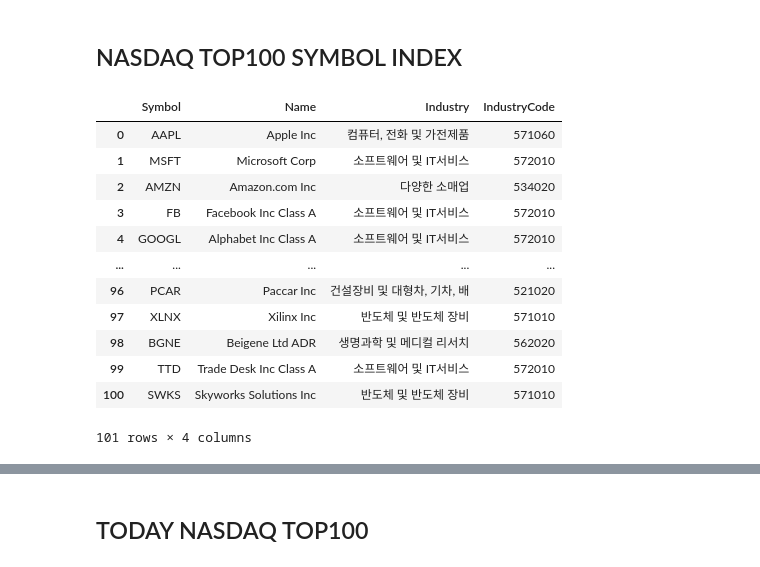
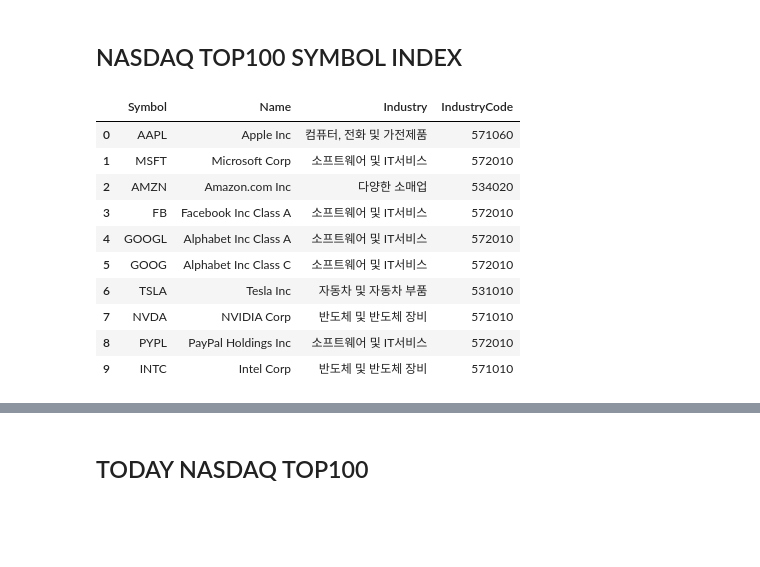
Before and after one commit to lee-edgar/EdaProject, a Jupyter notebook: 11_project/FinanceDataReader_v3.ipynb, the cells around one changed output, grey strips where cells are left out. Cells and saved outputs as stored; diff of their text form; code cells hidden in the pictures; blank space fills up the shorter version.

Commit message:
FinanceDataReader_v3 0407

```diff
--- a/11_project/FinanceDataReader_v3.ipynb
+++ b/11_project/FinanceDataReader_v3.ipynb
@@ -15,21 +57,19 @@ import FinanceDataReader as fdr
 ## NASDAQ TOP100 SYMBOL INDEX
 # %%
 nas_data = fdr.StockListing('NASDAQ')
-nas_data[:101]
+nas_data[:10]
 # %% [output]
 |  | Symbol | Name | Industry | IndustryCode |
 | 0 | AAPL | Apple Inc | 컴퓨터, 전화 및 가전제품 | 571060 |
 | 1 | MSFT | Microsoft Corp | 소프트웨어 및 IT서비스 | 572010 |
 | 2 | AMZN | Amazon.com Inc | 다양한 소매업 | 534020 |
 | 3 | FB | Facebook Inc Class A | 소프트웨어 및 IT서비스 | 572010 |
 | 4 | GOOGL | Alphabet Inc Class A | 소프트웨어 및 IT서비스 | 572010 |
-| ... | ... | ... | ... | ... |
-| 96 | PCAR | Paccar Inc | 건설장비 및 대형차, 기차, 배 | 521020 |
-| 97 | XLNX | Xilinx Inc | 반도체 및 반도체 장비 | 571010 |
-| 98 | BGNE | Beigene Ltd ADR | 생명과학 및 메디컬 리서치 | 562020 |
-| 99 | TTD | Trade Desk Inc Class A | 소프트웨어 및 IT서비스 | 572010 |
-| 100 | SWKS | Skyworks Solutions Inc | 반도체 및 반도체 장비 | 571010 |
+| 5 | GOOG | Alphabet Inc Class C | 소프트웨어 및 IT서비스 | 572010 |
+| 6 | TSLA | Tesla Inc | 자동차 및 자동차 부품 | 531010 |
+| 7 | NVDA | NVIDIA Corp | 반도체 및 반도체 장비 | 571010 |
+| 8 | PYPL | PayPal Holdings Inc | 소프트웨어 및 IT서비스 | 572010 |
+| 9 | INTC | Intel Corp | 반도체 및 반도체 장비 | 571010 |
-101 rows × 4 columns
 # %%
 nas_data.info()
 # %% [output]
```
Also changed, not shown: parts of 7 cells of this notebook.
